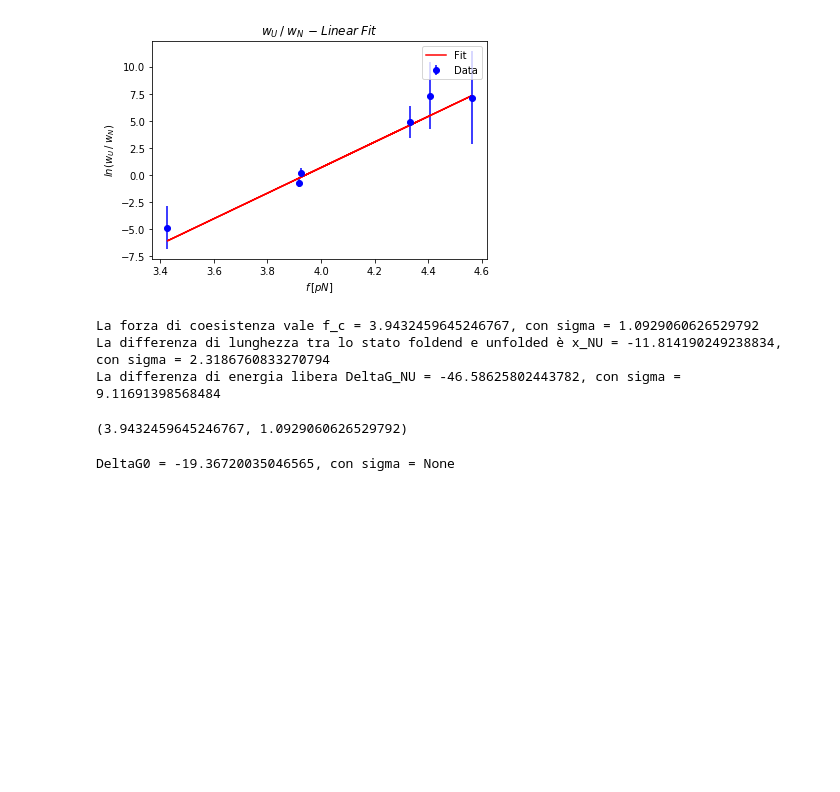
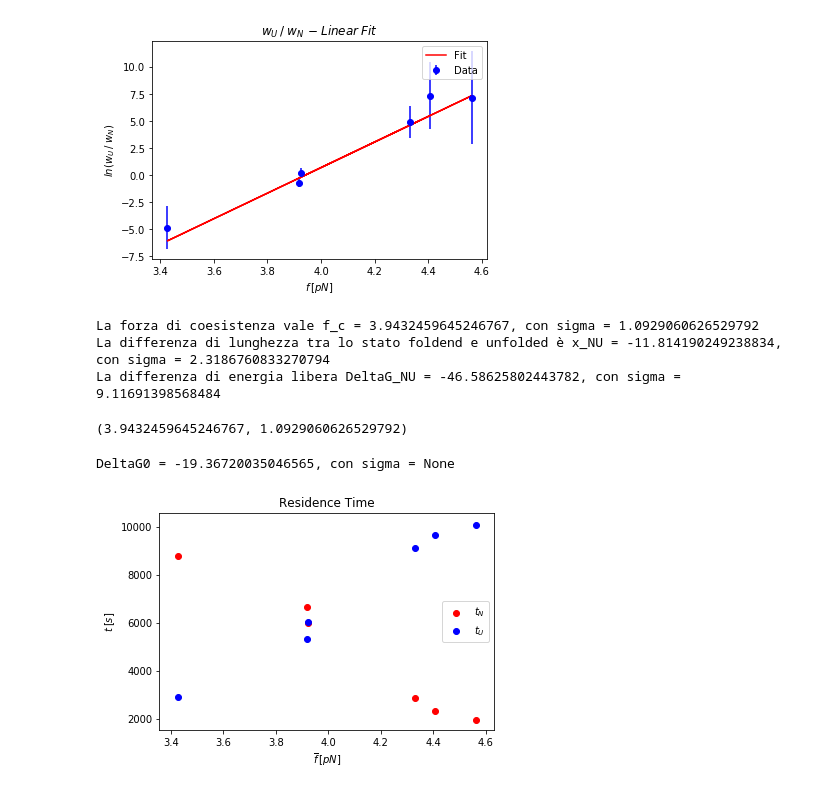
Before and after one commit to RiccardoTancredi/TesiTriennale, a Jupyter notebook: hoppingp5bp5cp.ipynb, the cells around one changed output. Drawn from its saved outputs; the diff is of its cells as text; code cells hidden in the pictures; blank space fills up the shorter version.

```diff
--- a/hoppingp5bp5cp.ipynb
+++ b/hoppingp5bp5cp.ipynb
@@ -429,6 +463,8 @@ w_U = remove_element(w_U, 0)
 w_N = remove_element(w_N, 0)
 sigma_w_U = remove_element(sigma_w_U, 0)
 sigma_w_N = remove_element(sigma_w_N, 0)
+native_time = remove_element(native_time, 0)
+unfolded_time = remove_element(unfolded_time, 0)
 # %%
 x_NU, f_c, DeltaG_NU = grafici.deltaG(w_U, w_N, forces_average, sigma_w_U, sigma_w_N)
 # %% [output]
@@ -444,3 +480,7 @@ f_c
 G0 = grafici.G0(f_c[0])
 # %% [output]
 DeltaG0 = -19.36720035046565, con sigma = None
+# %%
+grafici.residence_time(native_time, unfolded_time, forces_average)
+# %% [output]
+[figure, added]
```
Also changed, not shown: parts of 16 cells of this notebook, 1 other file.
